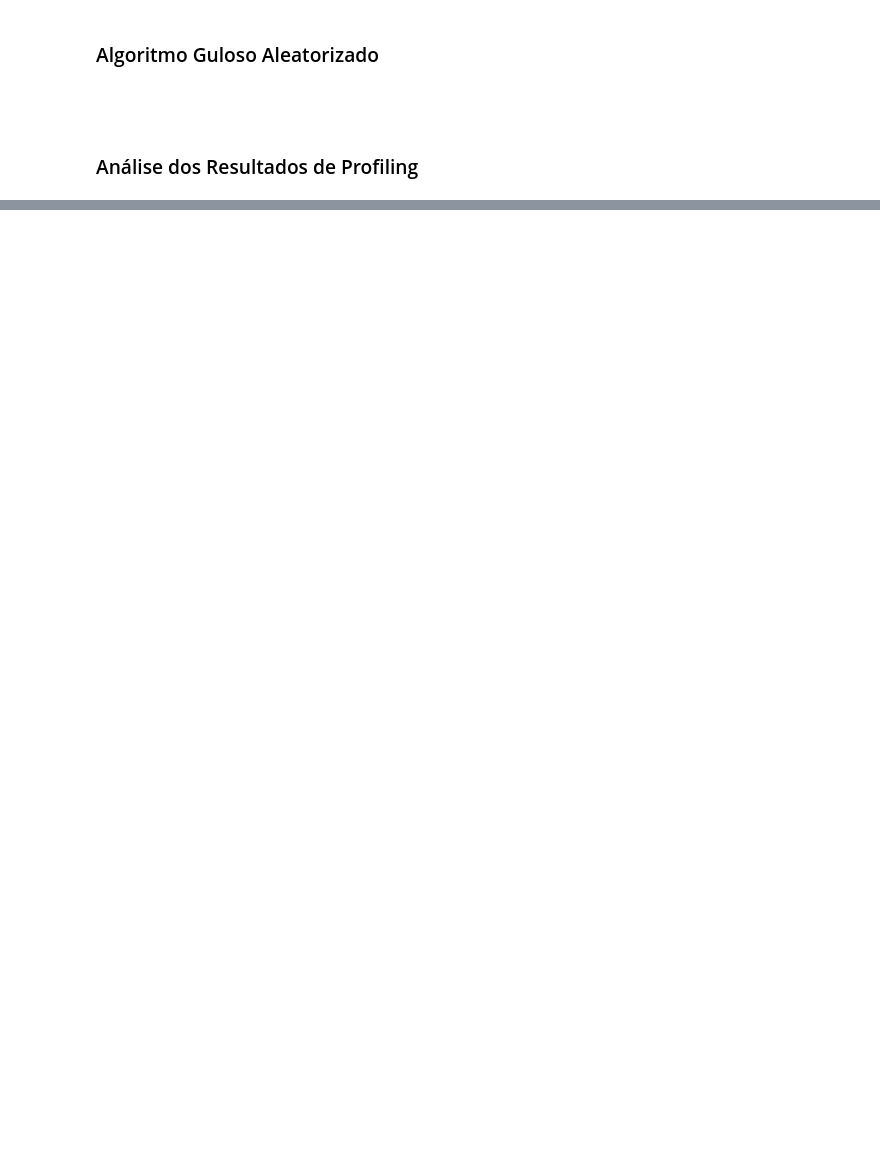
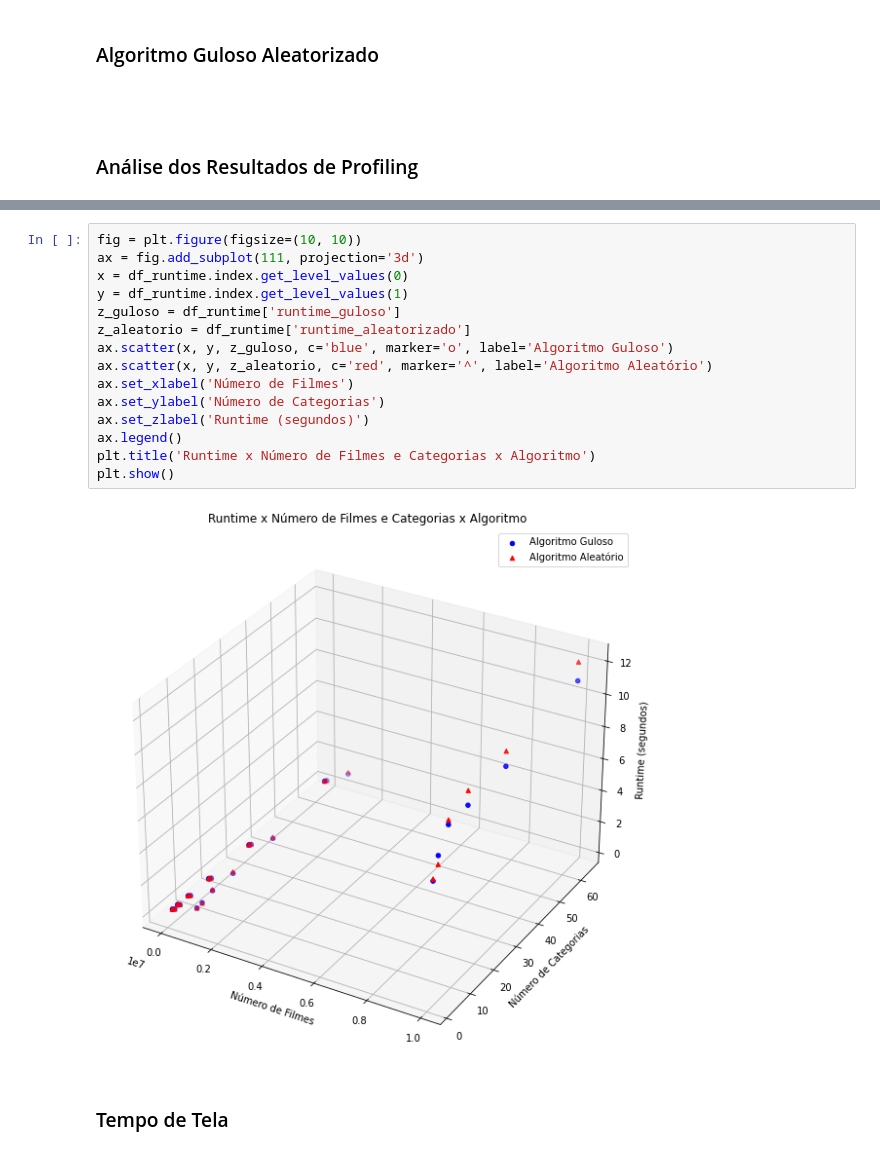
Before and after one commit to josermf2/maratonaFilmesSuperComp, a Jupyter notebook: relatorioParcial.ipynb, the cells around one changed output, grey strips where cells are left out. Cells and saved outputs as stored; diff of their text form; blank space fills up the shorter version.

```diff
--- a/relatorioParcial.ipynb
+++ b/relatorioParcial.ipynb
@@ -309,0 +371,19 @@ Que resultou em 30 arquivos de entrada, cada um com um número de filmes e categ
+# %%
+fig = plt.figure(figsize=(10, 10))
+ax = fig.add_subplot(111, projection='3d')
+x = df_runtime.index.get_level_values(0)
+y = df_runtime.index.get_level_values(1)
+z_guloso = df_runtime['runtime_guloso']
+z_aleatorio = df_runtime['runtime_aleatorizado']
+ax.scatter(x, y, z_guloso, c='blue', marker='o', label='Algoritmo Guloso')
+ax.scatter(x, y, z_aleatorio, c='red', marker='^', label='Algoritmo Aleatório')
+ax.set_xlabel('Número de Filmes')
+ax.set_ylabel('Número de Categorias')
+ax.set_zlabel('Runtime (segundos)')
+ax.legend()
+plt.title('Runtime x Número de Filmes e Categorias x Algoritmo')
+plt.show()
+# %% [output]
+[figure, added]
+# %% [markdown]
+### Tempo de Tela
```
Also changed, not shown: parts of 14 cells of this notebook, 3 other files.
